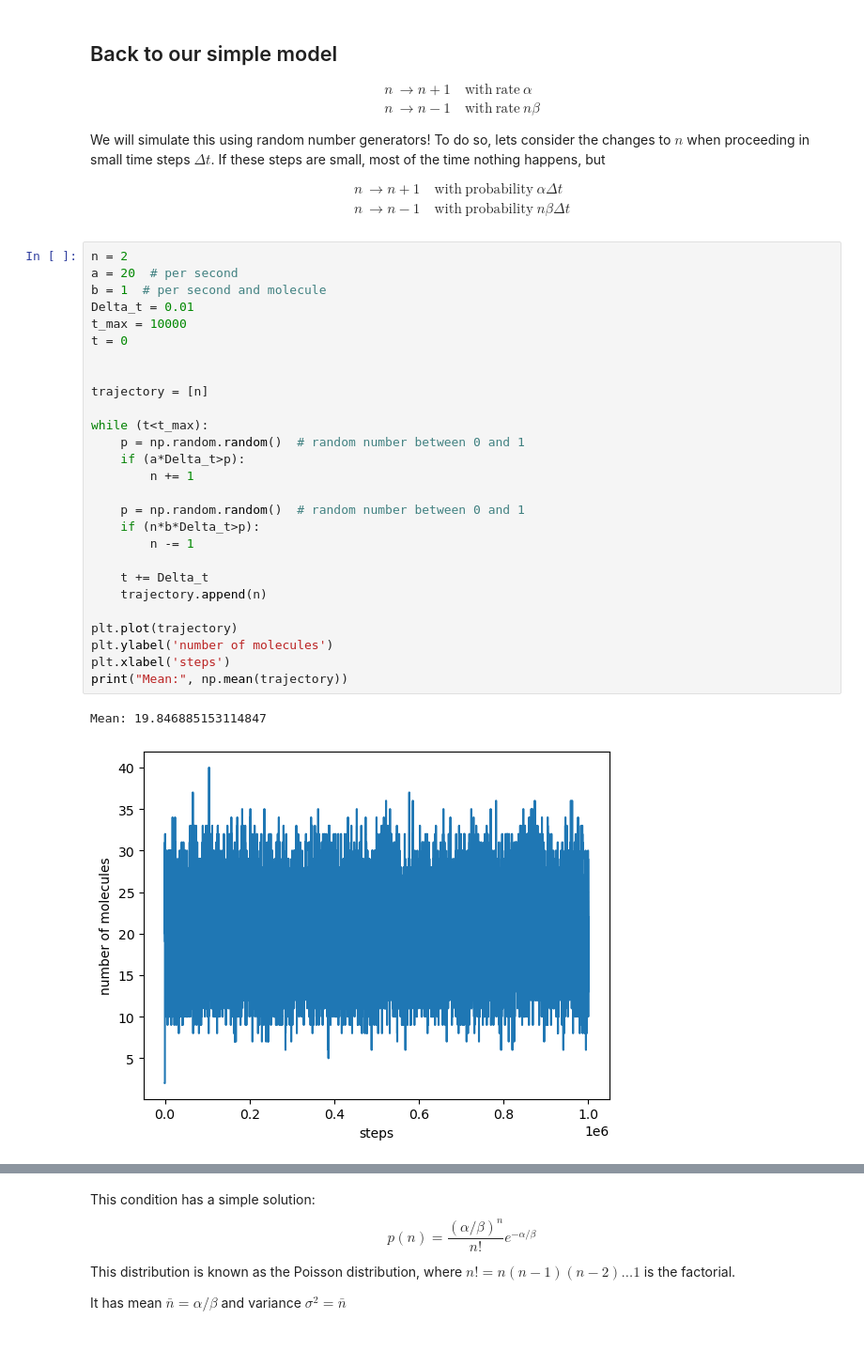
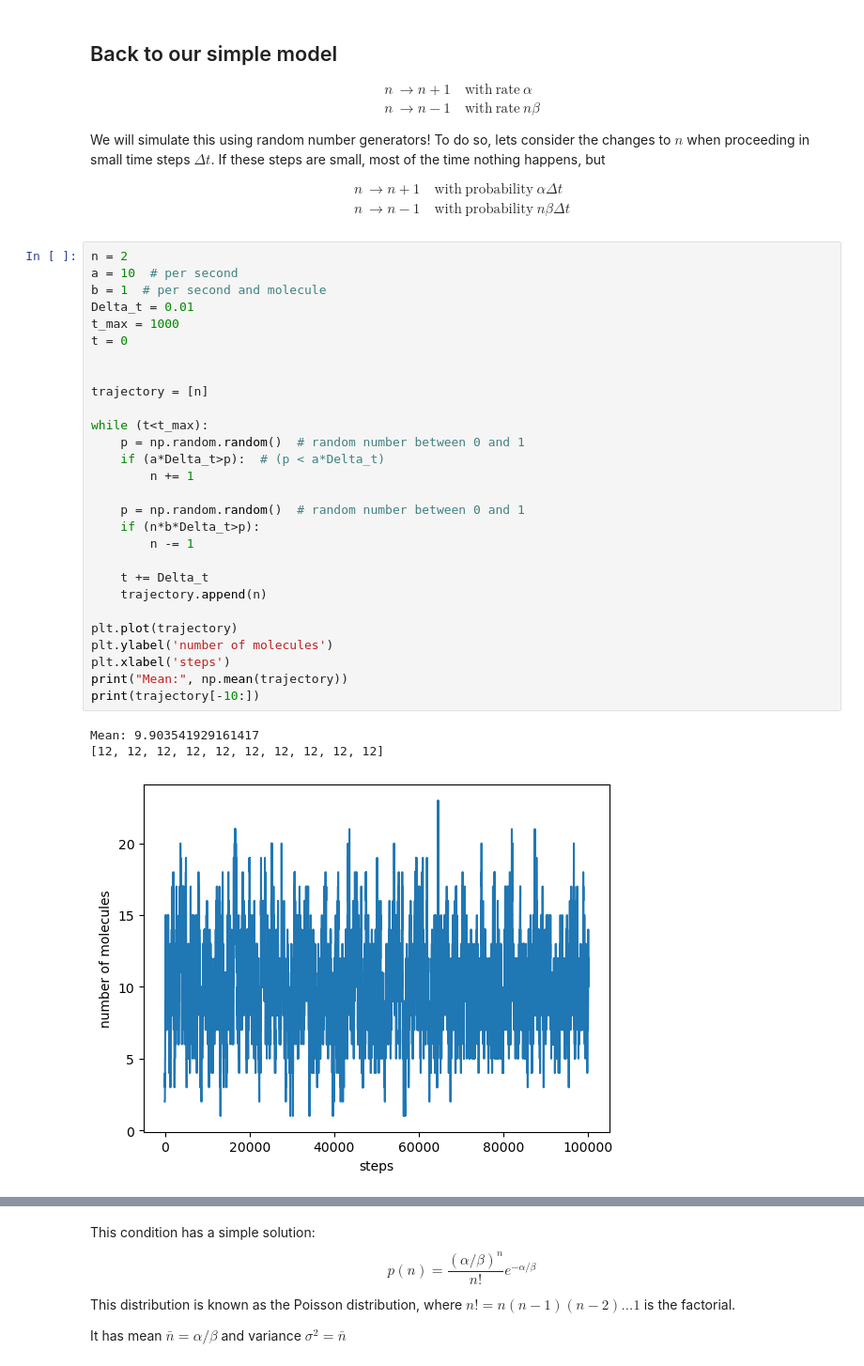
Before and after one commit to neherlab/PoL1-course-materials, a Jupyter notebook: notebooks/lecture03d_noisyExpression.ipynb, the cells around one changed output, grey strips where cells are left out. Shown at 94% size. Drawn from its saved outputs; the diff is of its cells as text.

```diff
--- a/notebooks/lecture03d_noisyExpression.ipynb
+++ b/notebooks/lecture03d_noisyExpression.ipynb
@@ -86,34 +87,36 @@ $$
 $$
 # %%
 n = 2
-a = 20  # per second
+a = 10  # per second
 b = 1  # per second and molecule
 Delta_t = 0.01
-t_max = 10000
+t_max = 1000
 t = 0
 
 
 trajectory = [n]
 
 while (t<t_max):
     p = np.random.random()  # random number between 0 and 1
-    if (a*Delta_t>p):
+    if (a*Delta_t>p):  # (p < a*Delta_t)
         n += 1
 
     p = np.random.random()  # random number between 0 and 1
     if (n*b*Delta_t>p):
         n -= 1
 
     t += Delta_t
     trajectory.append(n)
 
 plt.plot(trajectory)
 plt.ylabel('number of molecules')
 plt.xlabel('steps')
 print("Mean:", np.mean(trajectory))
+print(trajectory[-10:])
 # %% [output]
-Mean: 19.846885153114847
+Mean: 9.903541929161417
+[12, 12, 12, 12, 12, 12, 12, 12, 12, 12]
-[figure, old version]
+[figure, new version]
 # %%
 plt.hist(trajectory, bins=range(40))
 plt.xlabel('n')
```
Also changed, not shown: parts of 7 cells of this notebook, 8 other files.
